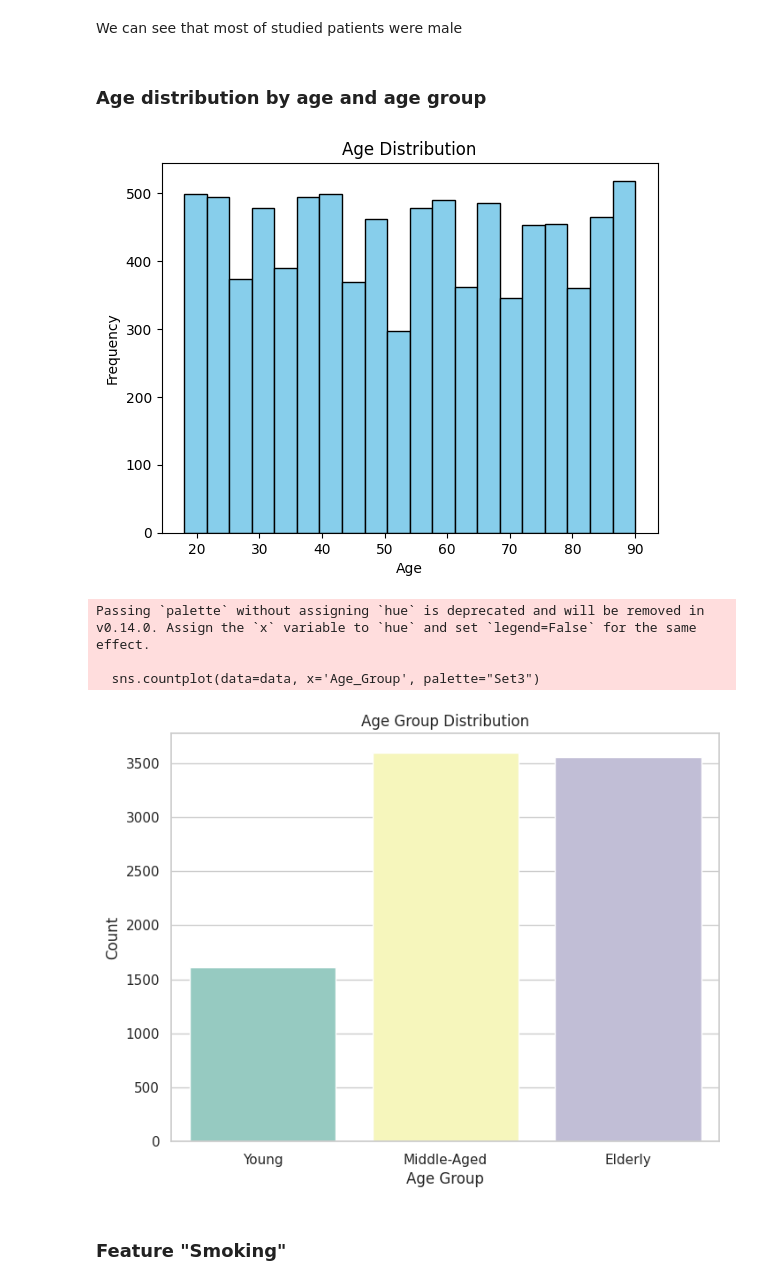
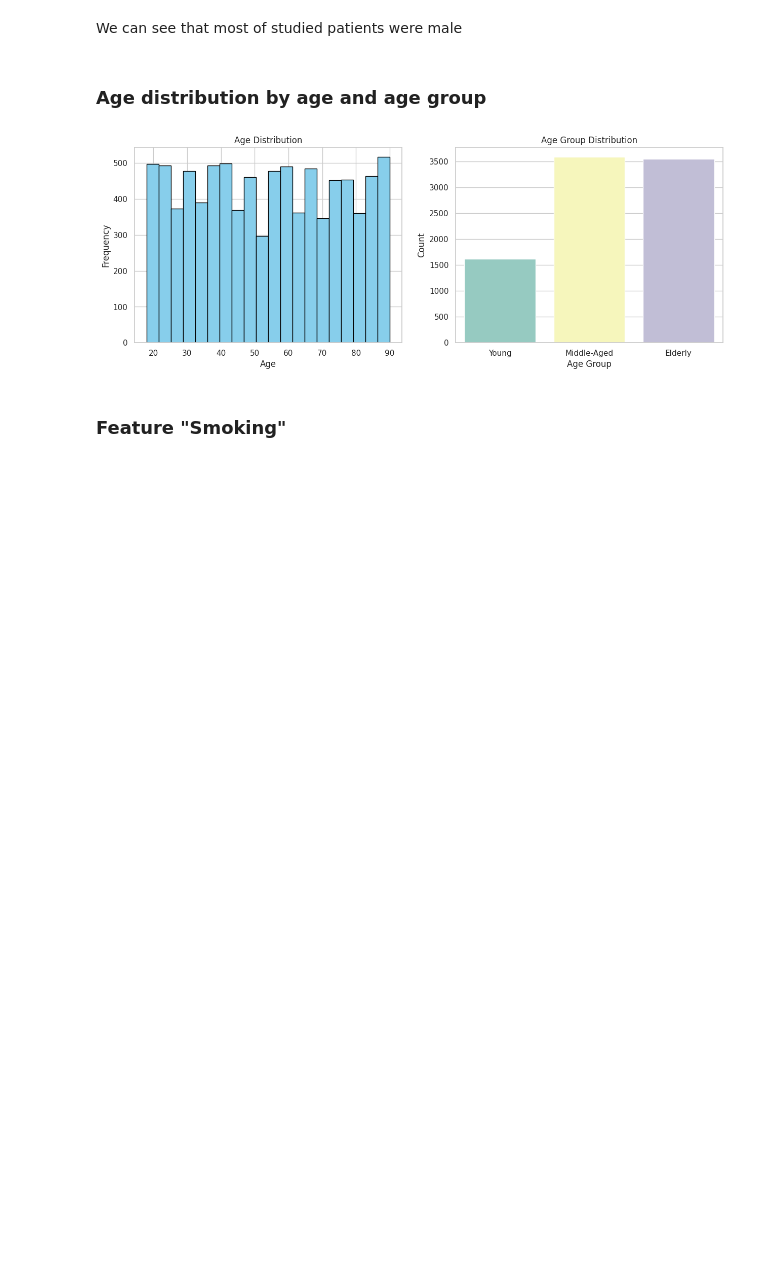
Before and after one commit to Aymanjeb/AAA-project, a Jupyter notebook: Data Exploration.ipynb, the cells around one changed output. Drawn from its saved outputs; the diff is of its cells as text; code cells hidden in the pictures; blank space fills up the shorter version.

Commit message:
Data Exploration file updated

```diff
--- a/Data Exploration.ipynb
+++ b/Data Exploration.ipynb
@@ -102,26 +103,21 @@ We can see that most of studied patients were male
 # %% [markdown]
 ### Age distribution by age and age group
 # %%
+fig, axs = plt.subplots(1, 2, figsize=(15, 5))
 
-plt.hist(data['Age'], bins=20, color='skyblue', edgecolor='black')
-plt.xlabel('Age')
-plt.ylabel('Frequency')
-plt.title('Age Distribution')
-plt.show()
+axs[0].hist(data['Age'], bins=20, color='skyblue', edgecolor='black')
+axs[0].set_xlabel('Age')
+axs[0].set_ylabel('Frequency')
+axs[0].set_title('Age Distribution')
 
 data['Age_Group'] = pd.cut(data['Age'], bins=[0, 30, 60, 100], labels=['Young', 'Middle-Aged', 'Elderly'])
 sns.set(style="whitegrid")
-plt.figure(figsize=(8, 6))
-sns.countplot(data=data, x='Age_Group', palette="Set3")
-plt.xlabel('Age Group')
-plt.ylabel('Count')
-plt.title('Age Group Distribution')
+axs[1] = sns.countplot(data=data, x='Age_Group', palette="Set3", hue="Age_Group", legend=False)
+axs[1].set_xlabel('Age Group')
+axs[1].set_ylabel('Count')
+axs[1].set_title('Age Group Distribution')
 plt.show()
 # %% [output]
-[figure, old version]
+[figure, new version]
-Passing `palette` without assigning `hue` is deprecated and will be removed in v0.14.0. Assign the `x` variable to `hue` and set `legend=False` for the same effect.
-
-  sns.countplot(data=data, x='Age_Group', palette="Set3")
-[figure, removed]
 # %% [markdown]
 ### Feature "Smoking"
```
Also changed, not shown: parts of 21 cells of this notebook.
